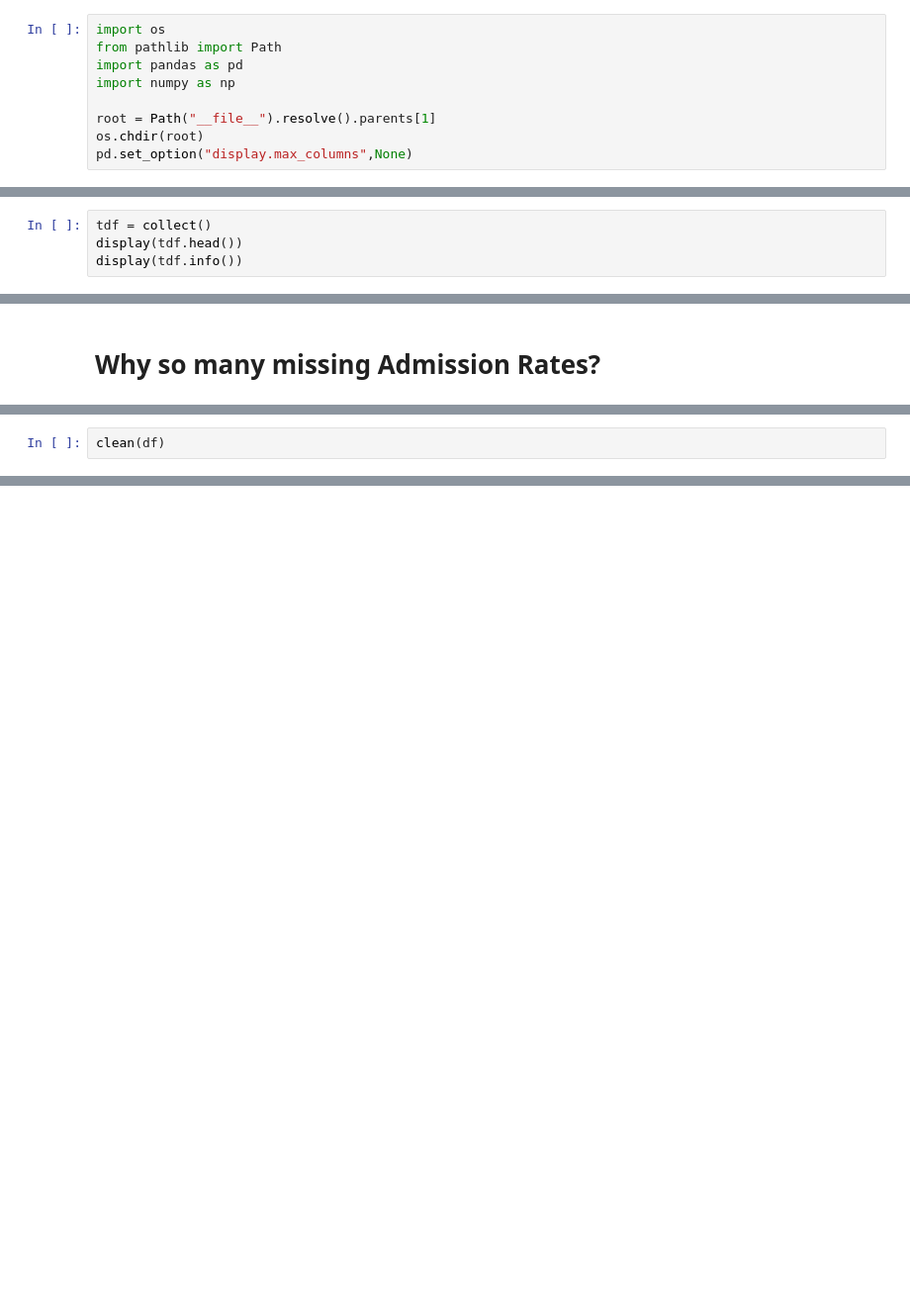
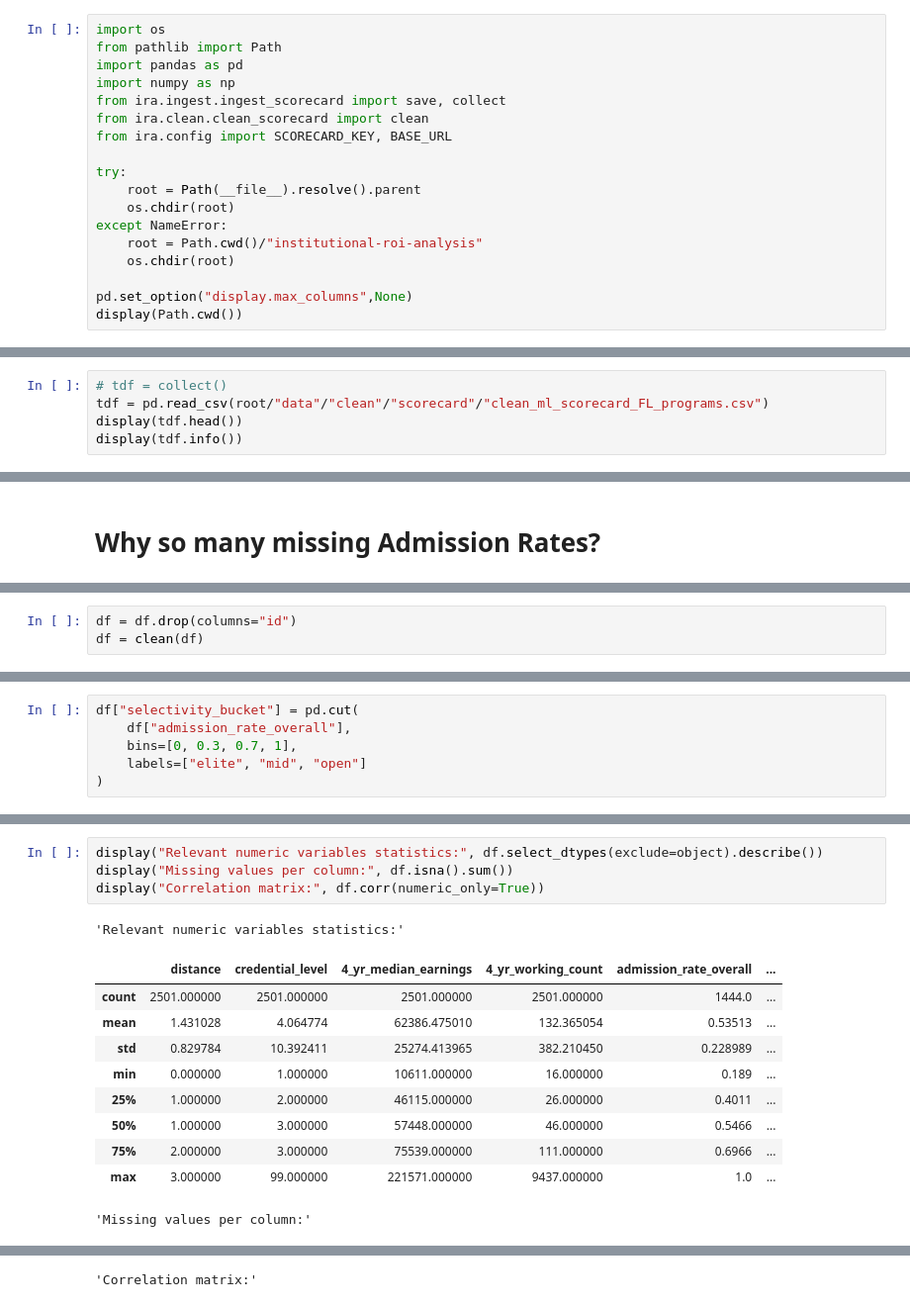
Before and after one commit to sebastianhonorat-dev/CAP_3764_2026_Spring_Team_6, a Jupyter notebook: notebooks/setup_residual_ranking.ipynb, the cells around one changed output, grey strips where cells are left out. Shown at 99% size. Cells and saved outputs as stored; diff of their text form; blank space fills up the shorter version.

````diff
--- a/notebooks/setup_residual_ranking.ipynb
+++ b/notebooks/setup_residual_ranking.ipynb
@@ -3,7 +3,16 @@ import os
 from pathlib import Path
 import pandas as pd
 import numpy as np
+from ira.ingest.ingest_scorecard import save, collect
+from ira.clean.clean_scorecard import clean
+from ira.config import SCORECARD_KEY, BASE_URL
 
-root = Path("__file__").resolve().parents[1]
-os.chdir(root)
+try:
+    root = Path(__file__).resolve().parent
+    os.chdir(root)
+except NameError:
+    root = Path.cwd()/"institutional-roi-analysis"
+    os.chdir(root)
+
 pd.set_option("display.max_columns",None)
+display(Path.cwd())
@@ -184,7 +59,8 @@ latest.admissions.test_requirements
 ```
 ~58% is null and overlaps with ```latest.admissions.admission_rate.overall``` and ```latest.school.open_admissions_policy```
 # %%
-tdf = collect()
+# tdf = collect()
+tdf = pd.read_csv(root/"data"/"clean"/"scorecard"/"clean_ml_scorecard_FL_programs.csv")
 display(tdf.head())
 display(tdf.info())
 # %% [output]
@@ -233,5 +84,6 @@ A check confirms that nearly all non-open-admission institutions report admissio
 
 Therefore, missing admission rates are interpreted as corresponding primarily to open-admission institutions, and the open_admissions_policy variable is retained to preserve this structural distinction.
 # %%
-clean(df)
+df = df.drop(columns="id")
+df = clean(df)
 # %% [output]
@@ -254,2 +94,8 @@ Numeric columns: Index(['distance', 'credential_level', 'admission_rate_overall'
+# %%
+df["selectivity_bucket"] = pd.cut(
+    df["admission_rate_overall"],
+    bins=[0, 0.3, 0.7, 1],
+    labels=["elite", "mid", "open"]
+)
 # %%
 display(df.info())
@@ -293,0 +138,16 @@ save(tdf,file_type="",file_name="ml_scorecard_FL_programs.csv")
+# %%
+display("Relevant numeric variables statistics:", df.select_dtypes(exclude=object).describe())
+display("Missing values per column:", df.isna().sum())
+display("Correlation matrix:", df.corr(numeric_only=True))
+# %% [output]
+'Relevant numeric variables statistics:'
+|  | distance | credential_level | 4_yr_median_earnings | 4_yr_working_count | admission_rate_overall | ... |
+| count | 2501.000000 | 2501.000000 | 2501.000000 | 2501.000000 | 1444.0 | ... |
+| mean | 1.431028 | 4.064774 | 62386.475010 | 132.365054 | 0.53513 | ... |
+| std | 0.829784 | 10.392411 | 25274.413965 | 382.210450 | 0.228989 | ... |
+| min | 0.000000 | 1.000000 | 10611.000000 | 16.000000 | 0.189 | ... |
+| 25% | 1.000000 | 2.000000 | 46115.000000 | 26.000000 | 0.4011 | ... |
+| 50% | 1.000000 | 3.000000 | 57448.000000 | 46.000000 | 0.5466 | ... |
+| 75% | 2.000000 | 3.000000 | 75539.000000 | 111.000000 | 0.6966 | ... |
+| max | 3.000000 | 99.000000 | 221571.000000 | 9437.000000 | 1.0 | ... |
+'Missing values per column:'
@@ -293,0 +173 @@ save(tdf,file_type="",file_name="ml_scorecard_FL_programs.csv")
+'Correlation matrix:'
````
Also changed, not shown: parts of 42 cells of this notebook, 5 other files.
